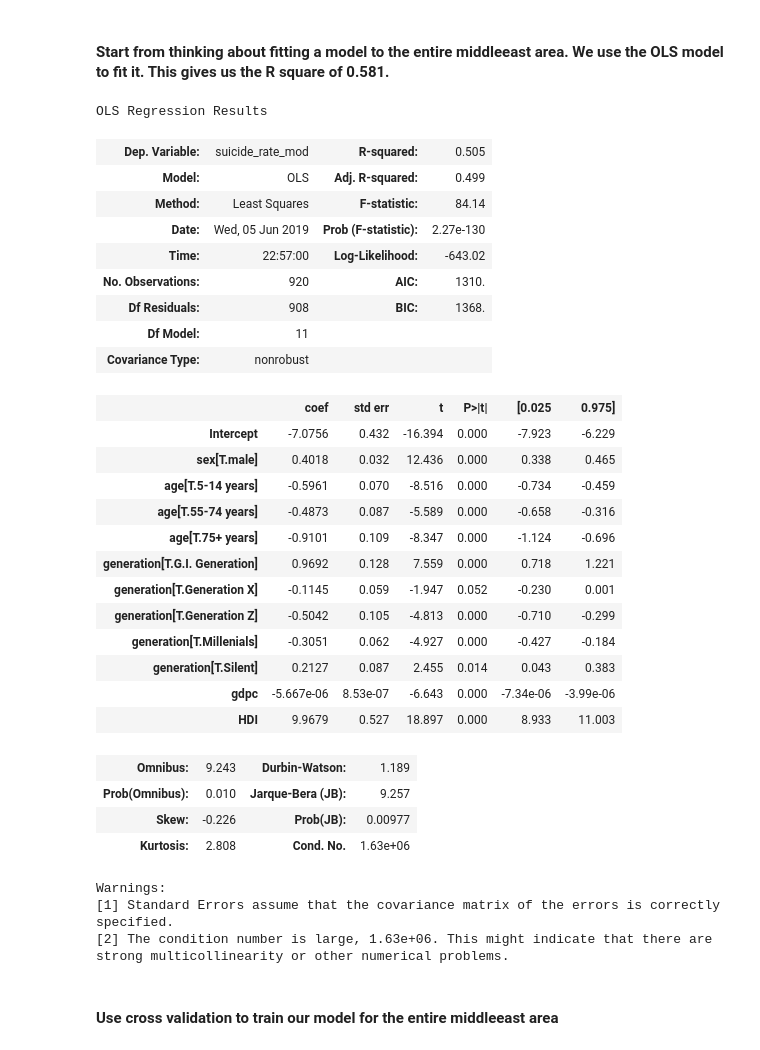
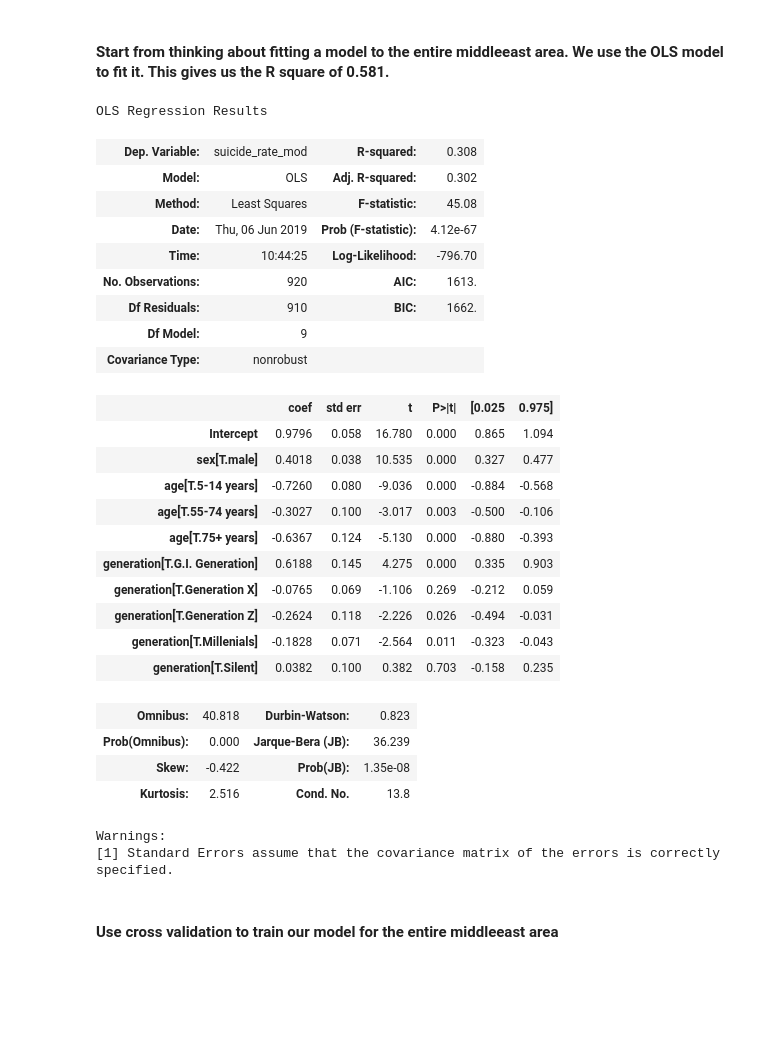
Before and after one commit to sophiazhou97/131-project, a Jupyter notebook: 6.5_131project.ipynb, the cells around one changed output. Drawn from its saved outputs; the diff is of its cells as text; code cells hidden in the pictures; blank space fills up the shorter version.

```diff
--- a/6.5_131project.ipynb
+++ b/6.5_131project.ipynb
@@ -532,41 +532,37 @@ Since 15-24,25-34,35-54 age groups have similar distribution, we combine them to
 #### Start from thinking about fitting a model to the entire middleeast area. We use the OLS model to fit it. This gives us the R square of 0.581.
 # %%
 # middleeast OLS
-model = smf.ols('suicide_rate_mod ~ sex + age + generation + gdpc +  HDI', data = middleeast)
-results = model.fit()
-results.summary()
+model_M = smf.ols('suicide_rate_mod ~ sex + age + generation + gdpc + HDI', data = middleeast)
+results_M = model_M.fit()
+results_M.summary()
 # %% [output]
 OLS Regression Results
-| Dep. Variable: | suicide_rate_mod | R-squared: | 0.505 |
-| Model: | OLS | Adj. R-squared: | 0.499 |
-| Method: | Least Squares | F-statistic: | 84.14 |
-| Date: | Wed, 05 Jun 2019 | Prob (F-statistic): | 2.27e-130 |
-| Time: | 22:57:00 | Log-Likelihood: | -643.02 |
-| No. Observations: | 920 | AIC: | 1310. |
-| Df Residuals: | 908 | BIC: | 1368. |
-| Df Model: | 11 |  |  |
+| Dep. Variable: | suicide_rate_mod | R-squared: | 0.308 |
+| Model: | OLS | Adj. R-squared: | 0.302 |
+| Method: | Least Squares | F-statistic: | 45.08 |
+| Date: | Thu, 06 Jun 2019 | Prob (F-statistic): | 4.12e-67 |
+| Time: | 10:44:25 | Log-Likelihood: | -796.70 |
+| No. Observations: | 920 | AIC: | 1613. |
+| Df Residuals: | 910 | BIC: | 1662. |
+| Df Model: | 9 |  |  |
 | Covariance Type: | nonrobust |  |  |
 |  | coef | std err | t | P>|t| | [0.025 | 0.975] |
-| Intercept | -7.0756 | 0.432 | -16.394 | 0.000 | -7.923 | -6.229 |
-| sex[T.male] | 0.4018 | 0.032 | 12.436 | 0.000 | 0.338 | 0.465 |
-| age[T.5-14 years] | -0.5961 | 0.070 | -8.516 | 0.000 | -0.734 | -0.459 |
-| age[T.55-74 years] | -0.4873 | 0.087 | -5.589 | 0.000 | -0.658 | -0.316 |
-| age[T.75+ years] | -0.9101 | 0.109 | -8.347 | 0.000 | -1.124 | -0.696 |
-| generation[T.G.I. Generation] | 0.9692 | 0.128 | 7.559 | 0.000 | 0.718 | 1.221 |
-| generation[T.Generation X] | -0.1145 | 0.059 | -1.947 | 0.052 | -0.230 | 0.001 |
-| generation[T.Generation Z] | -0.5042 | 0.105 | -4.813 | 0.000 | -0.710 | -0.299 |
-| generation[T.Millenials] | -0.3051 | 0.062 | -4.927 | 0.000 | -0.427 | -0.184 |
-| generation[T.Silent] | 0.2127 | 0.087 | 2.455 | 0.014 | 0.043 | 0.383 |
-| gdpc | -5.667e-06 | 8.53e-07 | -6.643 | 0.000 | -7.34e-06 | -3.99e-06 |
-| HDI | 9.9679 | 0.527 | 18.897 | 0.000 | 8.933 | 11.003 |
+| Intercept | 0.9796 | 0.058 | 16.780 | 0.000 | 0.865 | 1.094 |
+| sex[T.male] | 0.4018 | 0.038 | 10.535 | 0.000 | 0.327 | 0.477 |
+| age[T.5-14 years] | -0.7260 | 0.080 | -9.036 | 0.000 | -0.884 | -0.568 |
+| age[T.55-74 years] | -0.3027 | 0.100 | -3.017 | 0.003 | -0.500 | -0.106 |
+| age[T.75+ years] | -0.6367 | 0.124 | -5.130 | 0.000 | -0.880 | -0.393 |
+| generation[T.G.I. Generation] | 0.6188 | 0.145 | 4.275 | 0.000 | 0.335 | 0.903 |
+| generation[T.Generation X] | -0.0765 | 0.069 | -1.106 | 0.269 | -0.212 | 0.059 |
+| generation[T.Generation Z] | -0.2624 | 0.118 | -2.226 | 0.026 | -0.494 | -0.031 |
+| generation[T.Millenials] | -0.1828 | 0.071 | -2.564 | 0.011 | -0.323 | -0.043 |
+| generation[T.Silent] | 0.0382 | 0.100 | 0.382 | 0.703 | -0.158 | 0.235 |
-| Omnibus: | 9.243 | Durbin-Watson: | 1.189 |
-| Prob(Omnibus): | 0.010 | Jarque-Bera (JB): | 9.257 |
-| Skew: | -0.226 | Prob(JB): | 0.00977 |
-| Kurtosis: | 2.808 | Cond. No. | 1.63e+06 |
+| Omnibus: | 40.818 | Durbin-Watson: | 0.823 |
+| Prob(Omnibus): | 0.000 | Jarque-Bera (JB): | 36.239 |
+| Skew: | -0.422 | Prob(JB): | 1.35e-08 |
+| Kurtosis: | 2.516 | Cond. No. | 13.8 |
 Warnings:
 [1] Standard Errors assume that the covariance matrix of the errors is correctly specified.
-[2] The condition number is large, 1.63e+06. This might indicate that there are
-strong multicollinearity or other numerical problems.
 # %% [markdown]
 #### Use cross validation to train our model for the entire middleeast area
 # %%
```
Also changed, not shown: parts of 13 cells of this notebook.
